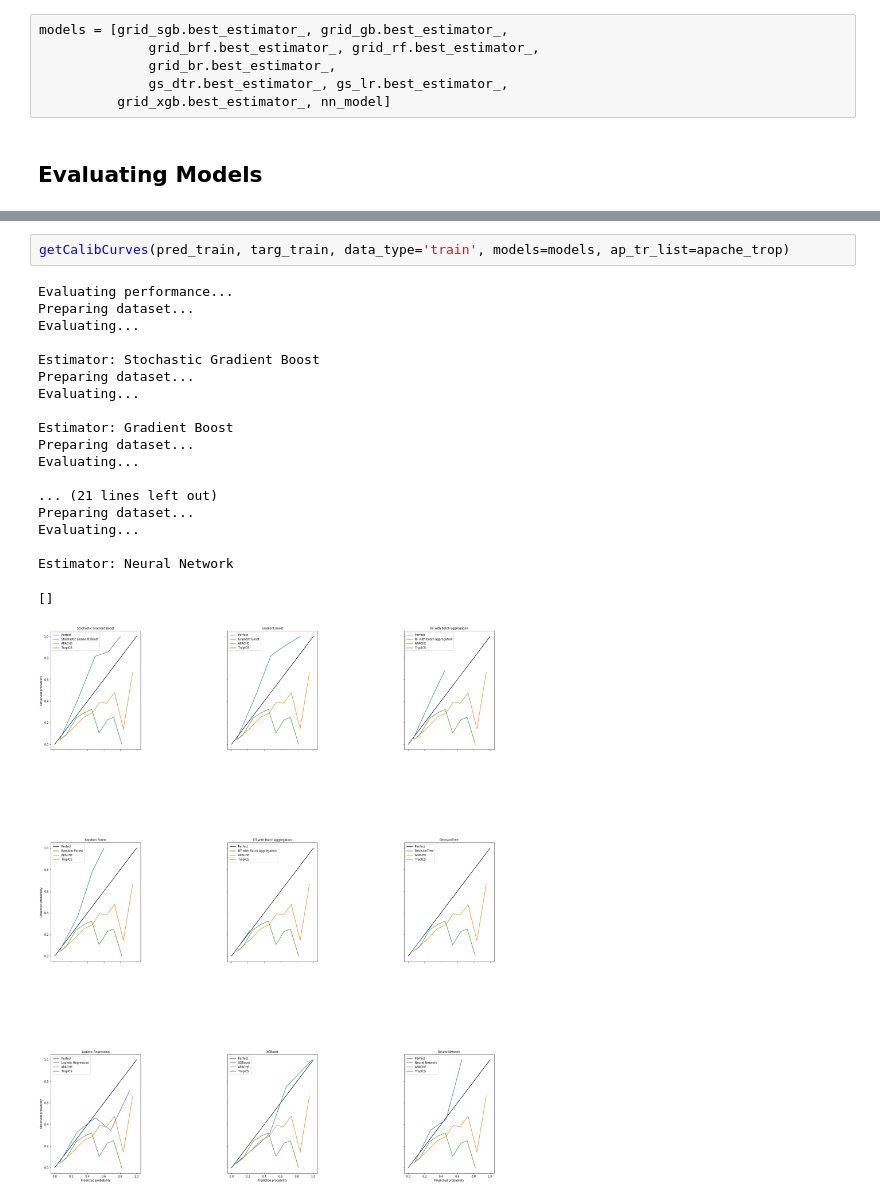
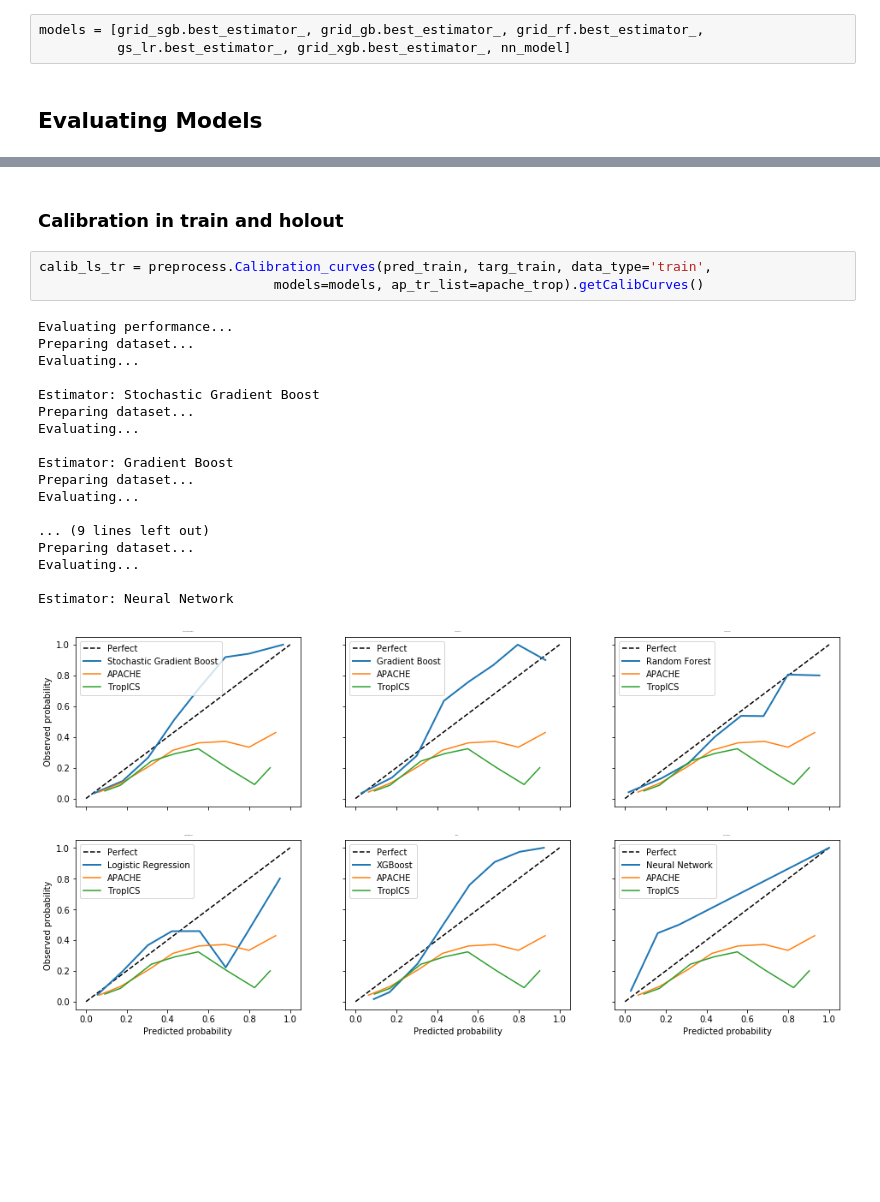
Before and after one commit to drdileepunni/python, a Jupyter notebook: Nature/using_database.ipynb, the cells around one changed output, grey strips where cells are left out. Cells and saved outputs as stored; diff of their text form; blank space fills up the shorter version.

Commit message:
decreased number of models to 6

```diff
--- a/Nature/using_database.ipynb
+++ b/Nature/using_database.ipynb
@@ -373,8 +249,5 @@ Train set accuracy score for best param: 0.815
 # %%
-models = [grid_sgb.best_estimator_, grid_gb.best_estimator_,
-              grid_brf.best_estimator_, grid_rf.best_estimator_,
-              grid_br.best_estimator_,
-              gs_dtr.best_estimator_, gs_lr.best_estimator_,
-          grid_xgb.best_estimator_, nn_model]
+models = [grid_sgb.best_estimator_, grid_gb.best_estimator_, grid_rf.best_estimator_,
+          gs_lr.best_estimator_, grid_xgb.best_estimator_, nn_model]
 # %% [markdown]
 ##  Evaluating Models
@@ -448,22 +322,24 @@ Optimal threshold in training set is: 0.09300000220537186
+# %% [markdown]
+### Calibration in train and holout
 # %%
-getCalibCurves(pred_train, targ_train, data_type='train', models=models, ap_tr_list=apache_trop)
+calib_ls_tr = preprocess.Calibration_curves(pred_train, targ_train, data_type='train',
+                              models=models, ap_tr_list=apache_trop).getCalibCurves()
 # %% [output]
 Evaluating performance...
 Preparing dataset...
 Evaluating...
 
 Estimator: Stochastic Gradient Boost
 Preparing dataset...
 Evaluating...
 
 Estimator: Gradient Boost
 Preparing dataset...
 Evaluating...
 
-... (21 lines left out)
+... (9 lines left out)
 Preparing dataset...
 Evaluating...
 
 Estimator: Neural Network
-[]
-[figure, old version]
+[figure, new version]
```
Also changed, not shown: parts of 15 cells of this notebook, 1 other file.
